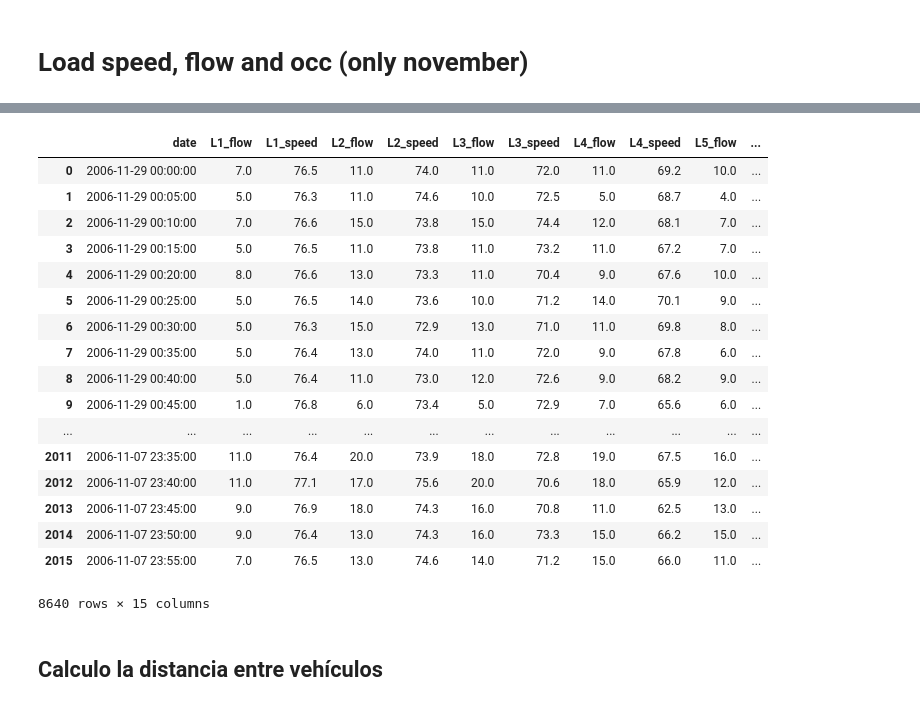
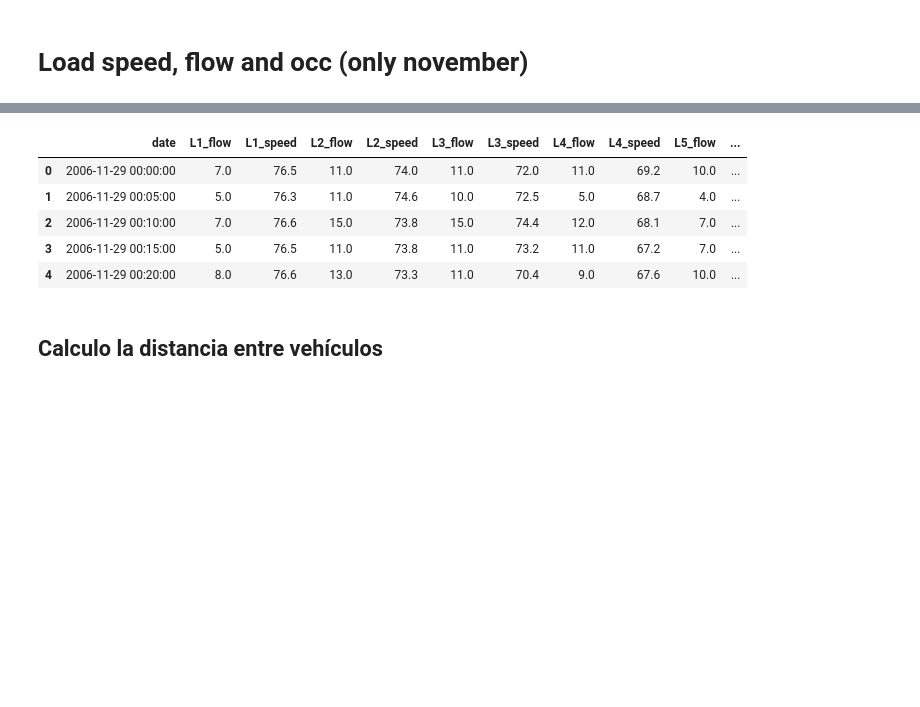
Before and after one commit to jjmerchante/code_for_ITS, a Jupyter notebook: code/accidentes_vs_trafico.ipynb, the cells around one changed output, grey strips where cells are left out. Drawn from its saved outputs; the diff is of its cells as text; code cells hidden in the pictures; blank space fills up the shorter version.

```diff
--- a/code/accidentes_vs_trafico.ipynb
+++ b/code/accidentes_vs_trafico.ipynb
@@ -101,44 +89,32 @@ occ
 # %%
 def read_month_speed(month):
     path_month = os.path.join(SPEED_PATH, month)
     month_list = [pd.read_table(os.path.join(path_month, week)) for week in os.listdir(path_month) if week != '.DS_Store']
     month = pd.concat(month_list)
     month.columns=['date', 'L1_flow', 'L1_speed', 'L2_flow', 'L2_speed','L3_flow', 'L3_speed','L4_flow', 'L4_speed', 'L5_flow', 'L5_speed', 'flow', 'speed', 'lanes', 'observed']
     month.date = pd.to_datetime(month.date)
     return month
 """
 m_speed = {}
 m_speed['August'] = read_month_speed('August')
 m_speed['September'] = read_month_speed('September')
 m_speed['October']  = read_month_speed('October')
 m_speed['November']  = read_month_speed('November')
 m_speed['December']  = read_month_speed('December')
 
 frames = [m_speed['August'], m_speed['September'], m_speed['October'], m_speed['November'], m_speed['December']]
 speed = pd.concat(frames)
 speed
 """
 speed = read_month_speed('November')
-speed
+speed.head()
 # %% [output]
 |  | date | L1_flow | L1_speed | L2_flow | L2_speed | L3_flow | L3_speed | L4_flow | L4_speed | L5_flow | ... |
 | 0 | 2006-11-29 00:00:00 | 7.0 | 76.5 | 11.0 | 74.0 | 11.0 | 72.0 | 11.0 | 69.2 | 10.0 | ... |
 | 1 | 2006-11-29 00:05:00 | 5.0 | 76.3 | 11.0 | 74.6 | 10.0 | 72.5 | 5.0 | 68.7 | 4.0 | ... |
 | 2 | 2006-11-29 00:10:00 | 7.0 | 76.6 | 15.0 | 73.8 | 15.0 | 74.4 | 12.0 | 68.1 | 7.0 | ... |
 | 3 | 2006-11-29 00:15:00 | 5.0 | 76.5 | 11.0 | 73.8 | 11.0 | 73.2 | 11.0 | 67.2 | 7.0 | ... |
 | 4 | 2006-11-29 00:20:00 | 8.0 | 76.6 | 13.0 | 73.3 | 11.0 | 70.4 | 9.0 | 67.6 | 10.0 | ... |
-| 5 | 2006-11-29 00:25:00 | 5.0 | 76.5 | 14.0 | 73.6 | 10.0 | 71.2 | 14.0 | 70.1 | 9.0 | ... |
-| 6 | 2006-11-29 00:30:00 | 5.0 | 76.3 | 15.0 | 72.9 | 13.0 | 71.0 | 11.0 | 69.8 | 8.0 | ... |
-| 7 | 2006-11-29 00:35:00 | 5.0 | 76.4 | 13.0 | 74.0 | 11.0 | 72.0 | 9.0 | 67.8 | 6.0 | ... |
-| 8 | 2006-11-29 00:40:00 | 5.0 | 76.4 | 11.0 | 73.0 | 12.0 | 72.6 | 9.0 | 68.2 | 9.0 | ... |
-| 9 | 2006-11-29 00:45:00 | 1.0 | 76.8 | 6.0 | 73.4 | 5.0 | 72.9 | 7.0 | 65.6 | 6.0 | ... |
-| ... | ... | ... | ... | ... | ... | ... | ... | ... | ... | ... | ... |
-| 2011 | 2006-11-07 23:35:00 | 11.0 | 76.4 | 20.0 | 73.9 | 18.0 | 72.8 | 19.0 | 67.5 | 16.0 | ... |
-| 2012 | 2006-11-07 23:40:00 | 11.0 | 77.1 | 17.0 | 75.6 | 20.0 | 70.6 | 18.0 | 65.9 | 12.0 | ... |
-| 2013 | 2006-11-07 23:45:00 | 9.0 | 76.9 | 18.0 | 74.3 | 16.0 | 70.8 | 11.0 | 62.5 | 13.0 | ... |
-| 2014 | 2006-11-07 23:50:00 | 9.0 | 76.4 | 13.0 | 74.3 | 16.0 | 73.3 | 15.0 | 66.2 | 15.0 | ... |
-| 2015 | 2006-11-07 23:55:00 | 7.0 | 76.5 | 13.0 | 74.6 | 14.0 | 71.2 | 15.0 | 66.0 | 11.0 | ... |
-8640 rows × 15 columns
 # %% [markdown]
 ## Calculo la distancia entre vehículos
 # %%
```
Also changed, not shown: parts of 10 cells of this notebook.
